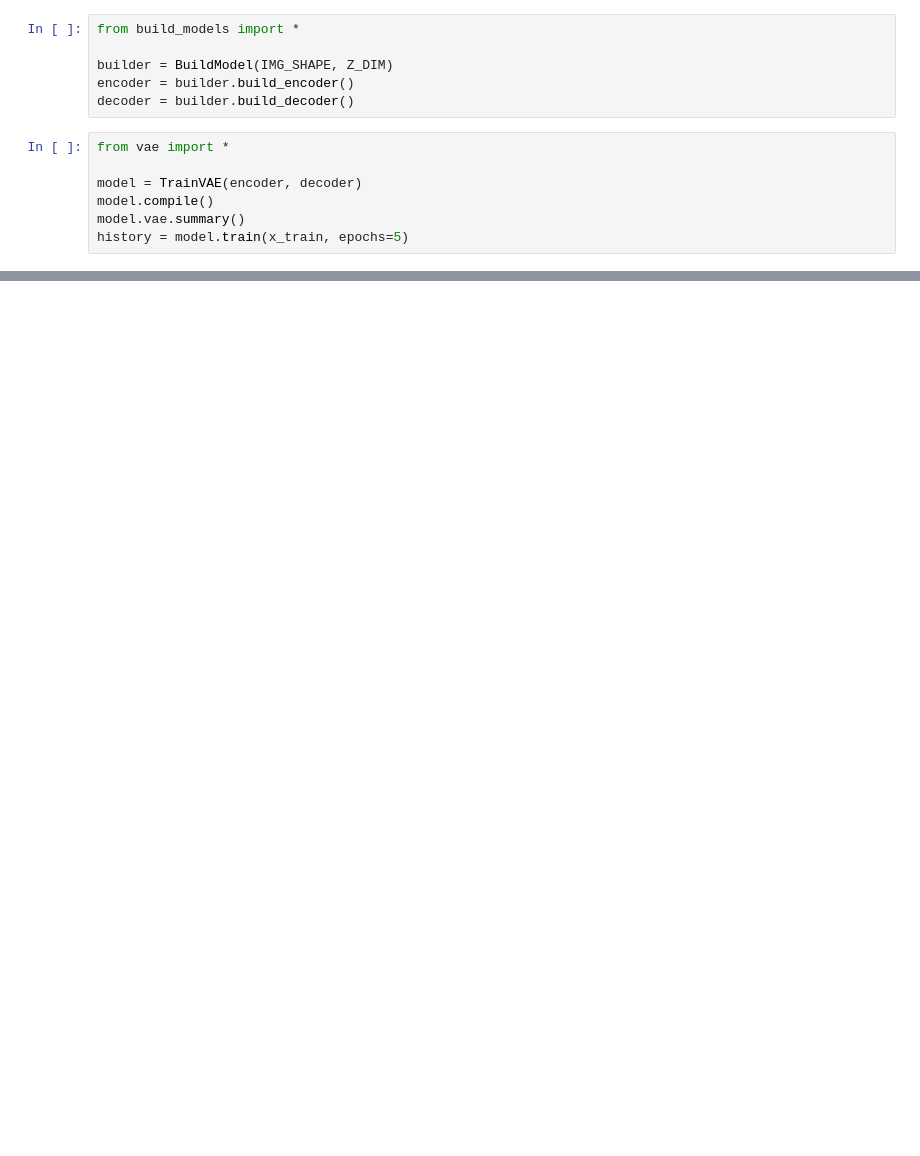
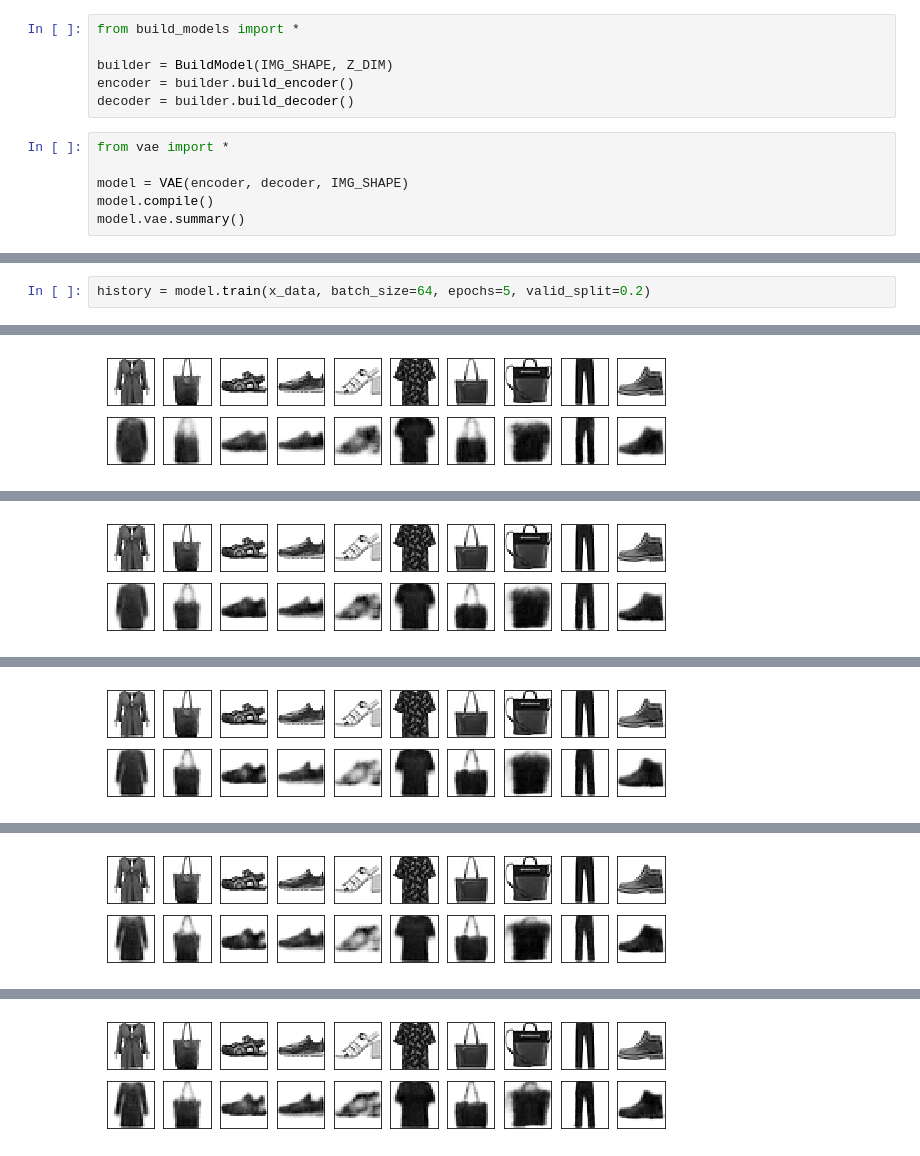
Before and after one commit to yebiny/GenerativeModels-tf2.0, a Jupyter notebook: 1-VAE/run-vae.ipynb, the cells around one changed output, grey strips where cells are left out. Saved outputs shown, nothing was run; the diff lists cells and outputs as text; blank space fills up the shorter version.

```diff
--- a/1-VAE/run-vae.ipynb
+++ b/1-VAE/run-vae.ipynb
@@ -17,10 +17,9 @@ decoder = builder.build_decoder()
 # %%
 from vae import *
 
-model = TrainVAE(encoder, decoder)
+model = VAE(encoder, decoder, IMG_SHAPE)
 model.compile()
 model.vae.summary()
-history = model.train(x_train, epochs=5)
 # %% [output]
 Model: "vae"
 _________________________________________________________________
@@ -48,0 +38,3 @@ _________________________________________________________________
+# %%
+history = model.train(x_data, batch_size=64, epochs=5, valid_split=0.2)
+# %% [output]
@@ -48,0 +42 @@ _________________________________________________________________
+[figure, added]
@@ -48,0 +44 @@ _________________________________________________________________
+[figure, added]
@@ -48,0 +46 @@ _________________________________________________________________
+[figure, added]
@@ -48,0 +48 @@ _________________________________________________________________
+[figure, added]
@@ -48,0 +50 @@ _________________________________________________________________
+[figure, added]
```
Also changed, not shown: parts of 4 cells of this notebook, 2 other files.
